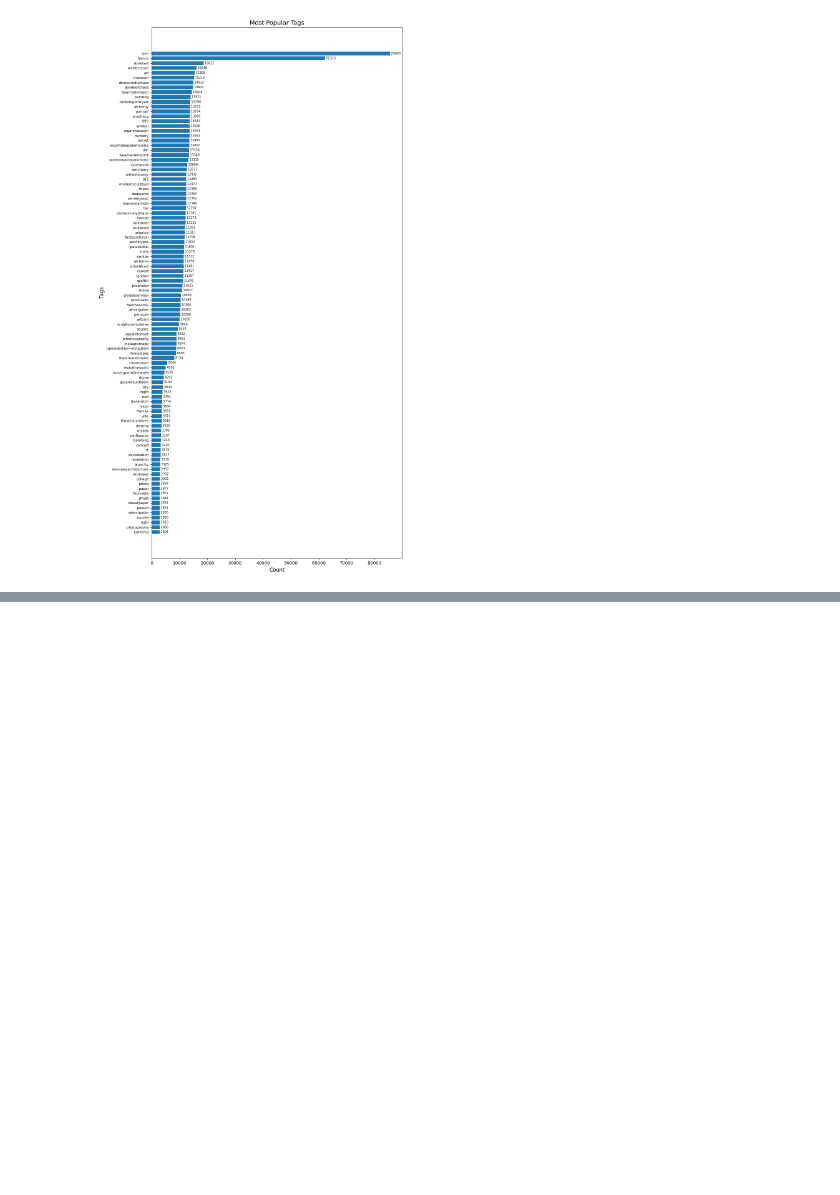
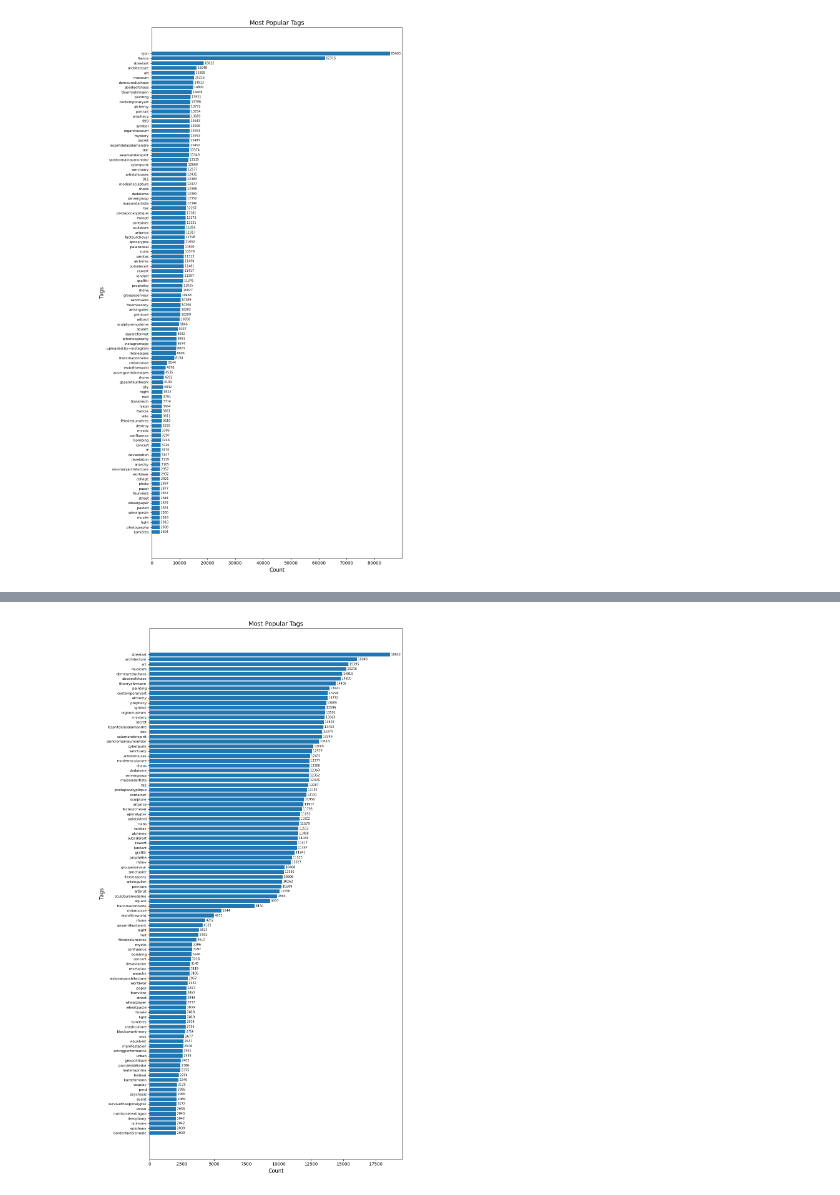
Before and after one commit to gri-sha/exploreLyon, a Jupyter notebook: explore.ipynb, the cells around one changed output, grey strips where cells are left out. Drawn from its saved outputs; the diff is of its cells as text; code cells hidden in the pictures; blank space fills up the shorter version.

```diff
--- a/explore.ipynb
+++ b/explore.ipynb
@@ -210,0 +128,89 @@ Cluster map saved!
+# %%
+tags_to_delete = set(
+    [
+        "lyon",
+        "france",
+        "flickr",
+        "photography",
+        "photo",
+        "travel",
+        "city",
+        "trip",
+        "vacation",
+        "tourism",
+        "europe",
+        "clouds",
+        "people",
+        "selfie",
+        "portrait",
+        "family",
+        "friends",
+        "fr",
+        "destroy",
+        "nikon",
+        "canon",
+        "uploaded:by=instagram",
+        "ville",
+        "francia",
+        "collage",
+        "999",
+        "911",
+        "frankreich",
+        "auvergnerhônealpes",
+        "rhônealpes",
+        "instagramapp",
+        "instagram",
+        "lione",
+        "69",
+        "villeurbanne",
+        "pasted",
+        "live",
+        "iphoneography",
+        "2019",
+        "2018",
+        "2017",
+        "2016",
+        "2015",
+        "2014",
+        "2013",
+        "2012",
+        "2011",
+        "2010",
+        "2009",
+        "2008",
+        "2007",
+        "2006",
+        "2005",
+        "2004",
+        "frankrijk",
+        "pasteup",
+        "rhonealpes",
+        "squareformat",
+        "madeinfrance",
+
+    ]
+)
+
+all_tags_filtered = [tag for tag in all_tags if tag not in tags_to_delete]
+tag_counts_filtered = Counter(all_tags_filtered)
+print(f"Total unique tags after filtering: {len(tag_counts_filtered)}")
+print(f"Total tags after filtering: {len(all_tags_filtered)}\n")
+
+top_tags_filtered = tag_counts_filtered.most_common(100)
+tags, counts = zip(*top_tags_filtered)
+
+fig, ax = plt.subplots(figsize=(10, 18))
+ax.barh(range(len(tags)), counts)
+ax.set_yticks(range(len(tags)))
+ax.set_yticklabels(tags, fontsize=8)
+ax.set_xlabel("Count", fontsize=12)
+ax.set_ylabel("Tags", fontsize=12)
+ax.set_title("Most Popular Tags", fontsize=14)
+ax.invert_yaxis()  # Most popular at the top
+
+for i, count in enumerate(counts):
+    ax.text(count, i, f" {count}", va="center", fontsize=7)
+
+plt.tight_layout()
+plt.show()
+# %% [output]
@@ -210,0 +219 @@ Cluster map saved!
+[figure, added]
```
Also changed, not shown: parts of 7 cells of this notebook, 6 other files.
